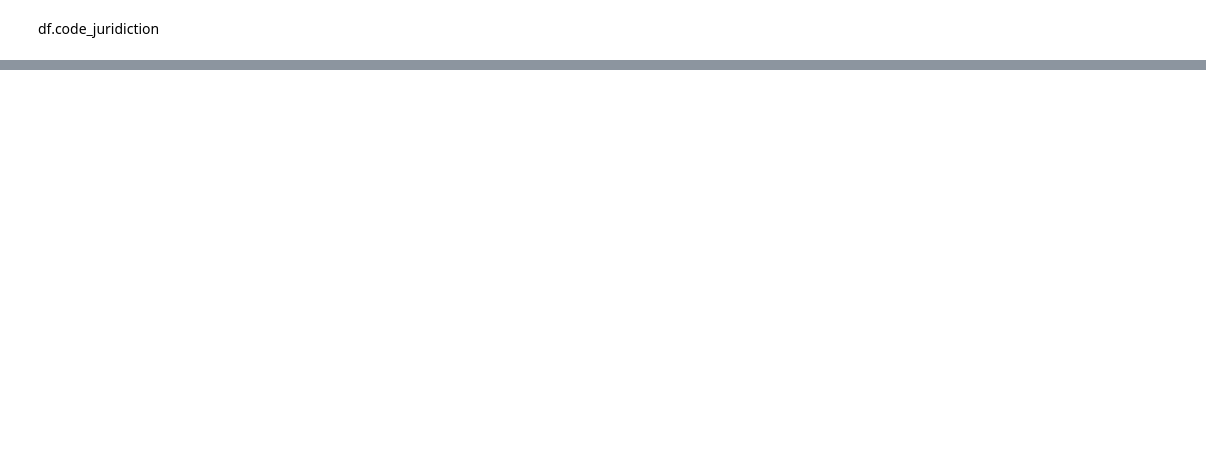
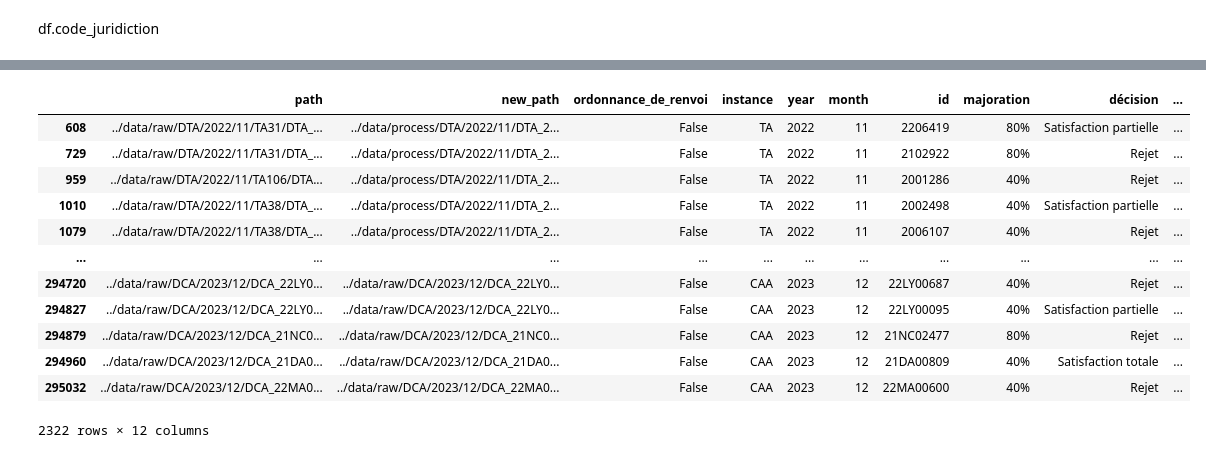
Before and after one commit to basile-desjuzeur/legal_analysis, a Jupyter notebook: notebooks/3. Parse data.ipynb, the cells around one changed output, grey strips where cells are left out. Saved outputs shown, nothing was run; the diff lists cells and outputs as text; code cells hidden in the pictures; blank space fills up the shorter version.

```diff
--- a/notebooks/3. Parse data.ipynb
+++ b/notebooks/3. Parse data.ipynb
@@ -169,0 +208,13 @@ df.code_juridiction
+# %%
+
+
+def get_plaignant(xml_data):
+
+    # get the text
+    plaignant_texte = xml_data.getElementsByTagName('Texte_Integral')[0].getElementsByTagName('p')[0].firstChild.data
+
+
+    return plaignant_texte
+
+
+df['temp'] = df["path"].apply(lambda x: get_plaignant(read_xml(x)))
@@ -169,0 +236,16 @@ df.code_juridiction
+# %%
+df
+# %% [output]
+|  | path | new_path | ordonnance_de_renvoi | instance | year | month | id | majoration | décision | ... |
+| 608 | ../data/raw/DTA/2022/11/TA31/DTA_... | ../data/process/DTA/2022/11/DTA_2... | False | TA | 2022 | 11 | 2206419 | 80% | Satisfaction partielle | ... |
+| 729 | ../data/raw/DTA/2022/11/TA31/DTA_... | ../data/process/DTA/2022/11/DTA_2... | False | TA | 2022 | 11 | 2102922 | 80% | Rejet | ... |
+| 959 | ../data/raw/DTA/2022/11/TA106/DTA... | ../data/process/DTA/2022/11/DTA_2... | False | TA | 2022 | 11 | 2001286 | 40% | Rejet | ... |
+| 1010 | ../data/raw/DTA/2022/11/TA38/DTA_... | ../data/process/DTA/2022/11/DTA_2... | False | TA | 2022 | 11 | 2002498 | 40% | Satisfaction partielle | ... |
+| 1079 | ../data/raw/DTA/2022/11/TA38/DTA_... | ../data/process/DTA/2022/11/DTA_2... | False | TA | 2022 | 11 | 2006107 | 40% | Rejet | ... |
+| ... | ... | ... | ... | ... | ... | ... | ... | ... | ... | ... |
+| 294720 | ../data/raw/DCA/2023/12/DCA_22LY0... | ../data/raw/DCA/2023/12/DCA_22LY0... | False | CAA | 2023 | 12 | 22LY00687 | 40% | Rejet | ... |
+| 294827 | ../data/raw/DCA/2023/12/DCA_22LY0... | ../data/raw/DCA/2023/12/DCA_22LY0... | False | CAA | 2023 | 12 | 22LY00095 | 40% | Satisfaction partielle | ... |
+| 294879 | ../data/raw/DCA/2023/12/DCA_21NC0... | ../data/raw/DCA/2023/12/DCA_21NC0... | False | CAA | 2023 | 12 | 21NC02477 | 80% | Rejet | ... |
+| 294960 | ../data/raw/DCA/2023/12/DCA_21DA0... | ../data/raw/DCA/2023/12/DCA_21DA0... | False | CAA | 2023 | 12 | 21DA00809 | 40% | Satisfaction totale | ... |
+| 295032 | ../data/raw/DCA/2023/12/DCA_22MA0... | ../data/raw/DCA/2023/12/DCA_22MA0... | False | CAA | 2023 | 12 | 22MA00600 | 40% | Rejet | ... |
+2322 rows × 12 columns
```
Also changed, not shown: parts of 12 cells of this notebook, 1 other file.
